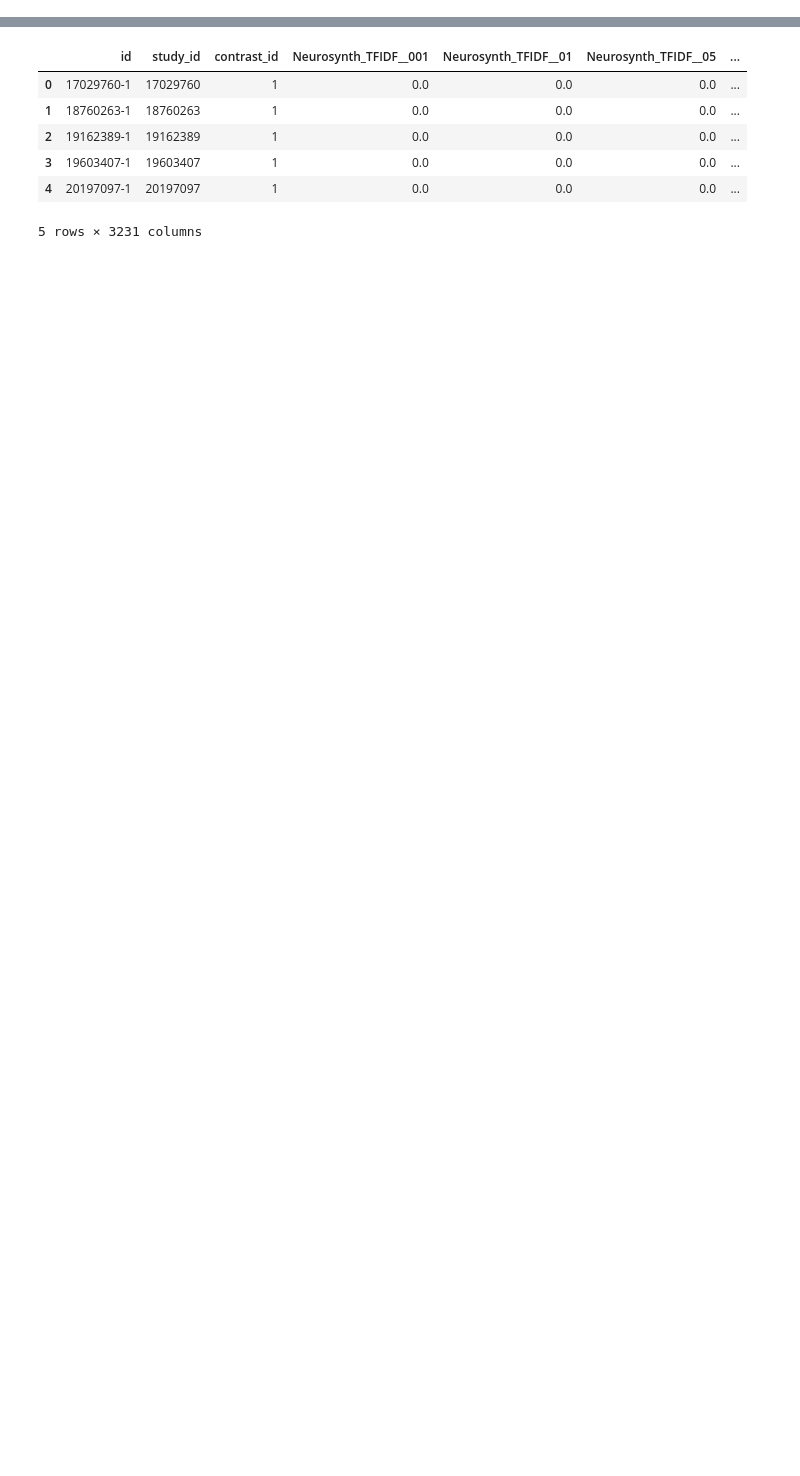
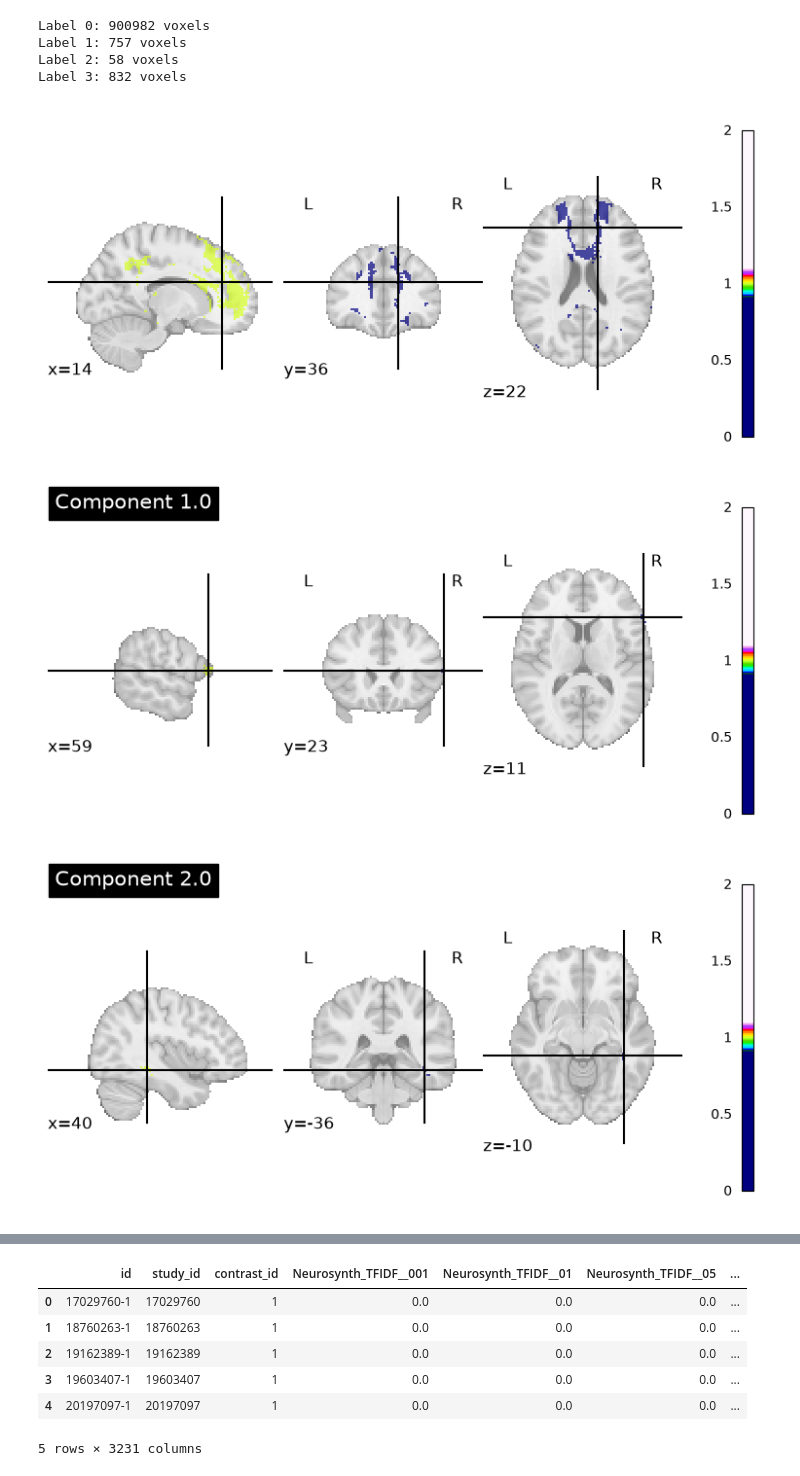
Before and after one commit to amishavyas/neurolabel, a Jupyter notebook: src/discrete_functional_decoder.ipynb, the cells around one changed output, grey strips where cells are left out. Saved outputs shown, nothing was run; the diff lists cells and outputs as text; code cells hidden in the pictures; blank space fills up the shorter version.

```diff
--- a/src/discrete_functional_decoder.ipynb
+++ b/src/discrete_functional_decoder.ipynb
@@ -18,0 +111,6 @@ plotting.plot_roi(mask_img, draw_cross=False)
+# %%
+import importlib
+import utils
+parc200 = load_parcellation("neurosynth200")
+_, img = extract_parcel_mask(parc200, 40)
+img.shape
@@ -18,0 +299,14 @@ plotting.plot_roi(mask_img, draw_cross=False)
+# %%
+total = 0
+parcel_dict = {}
+
+min_voxels = 20
+voxel_volume_mm3 = abs(np.linalg.det(mask_img.affine[:3, :3]))
+min_size_mm3 = min_voxels * voxel_volume_mm3
+
+for num_parcel in range(1, 101):
+    mask_data, mask_img = extract_parcel_mask(
+        "../parcellations/neurosynth/Neurosynth_Parcellation_k100.nii.gz", num_parcel)
+    split_img = connected_label_regions(mask_img, min_size=min_size_mm3)
+    total += np.unique(split_img.get_fdata())[1:].shape[0]
+    parcel_dict[num_parcel] = np.unique(split_img.get_fdata())[1:]
@@ -18,0 +341,34 @@ plotting.plot_roi(mask_img, draw_cross=False)
+# %%
+data = split_img.get_fdata()
+labels, counts = np.unique(data, return_counts=True)
+
+for label, count in zip(labels, counts):
+    print(f"Label {int(label)}: {count} voxels")
+# %% [output]
+Label 0: 900982 voxels
+Label 1: 757 voxels
+Label 2: 58 voxels
+Label 3: 832 voxels
+# %%
+from nilearn.image import math_img
+from nilearn.plotting import plot_roi, show
+
+min_voxels = 20
+voxel_volume_mm3 = abs(np.linalg.det(mask_img.affine[:3, :3]))
+min_size_mm3 = min_voxels * voxel_volume_mm3
+
+mask_data, mask_img = extract_parcel_mask(
+    "../parcellations/neurosynth/Neurosynth_Parcellation_k100.nii.gz", 95)
+
+split_img = connected_label_regions(mask_img, min_size=min_size_mm3)
+plot_roi(mask_img)
+
+for label in np.unique(split_img.get_fdata())[1:]:
+    img = math_img(f"img == {label}", img=split_img)
+    plot_roi(img, title=f"Component {label}")
+
+show()
+# %% [output]
+[figure, added]
+[figure, added]
+[figure, added]
```
Also changed, not shown: parts of 29 cells of this notebook, 4 other files.
